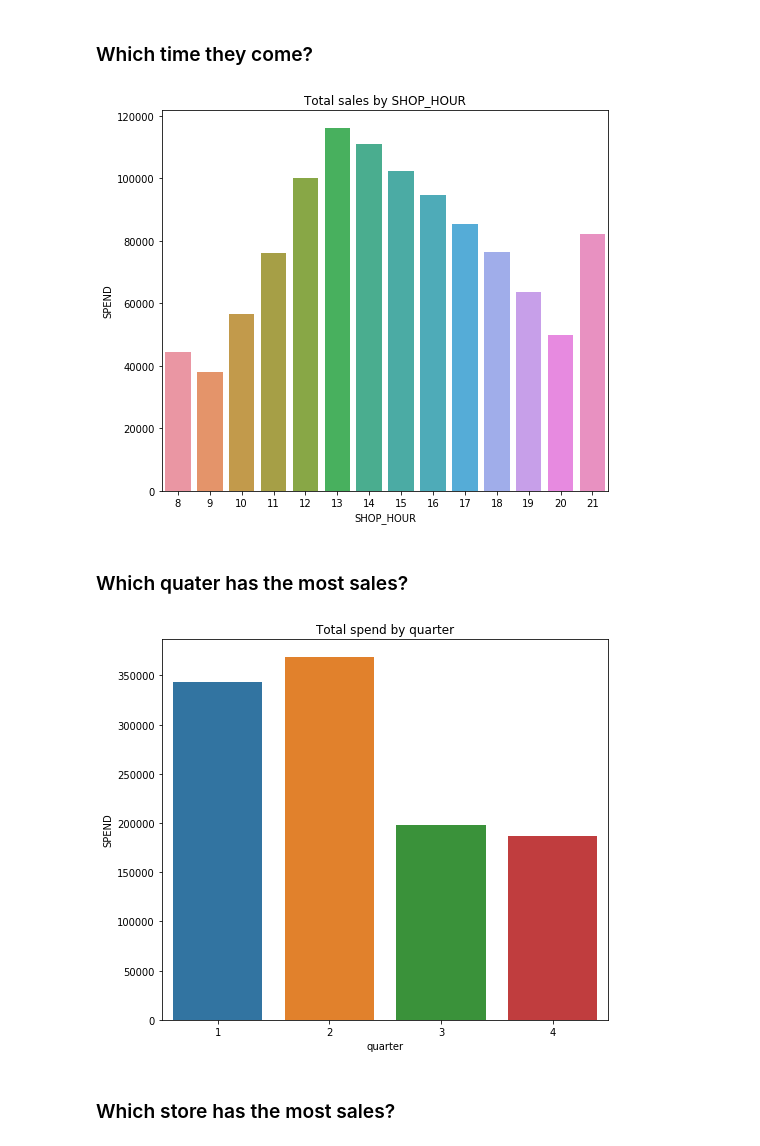
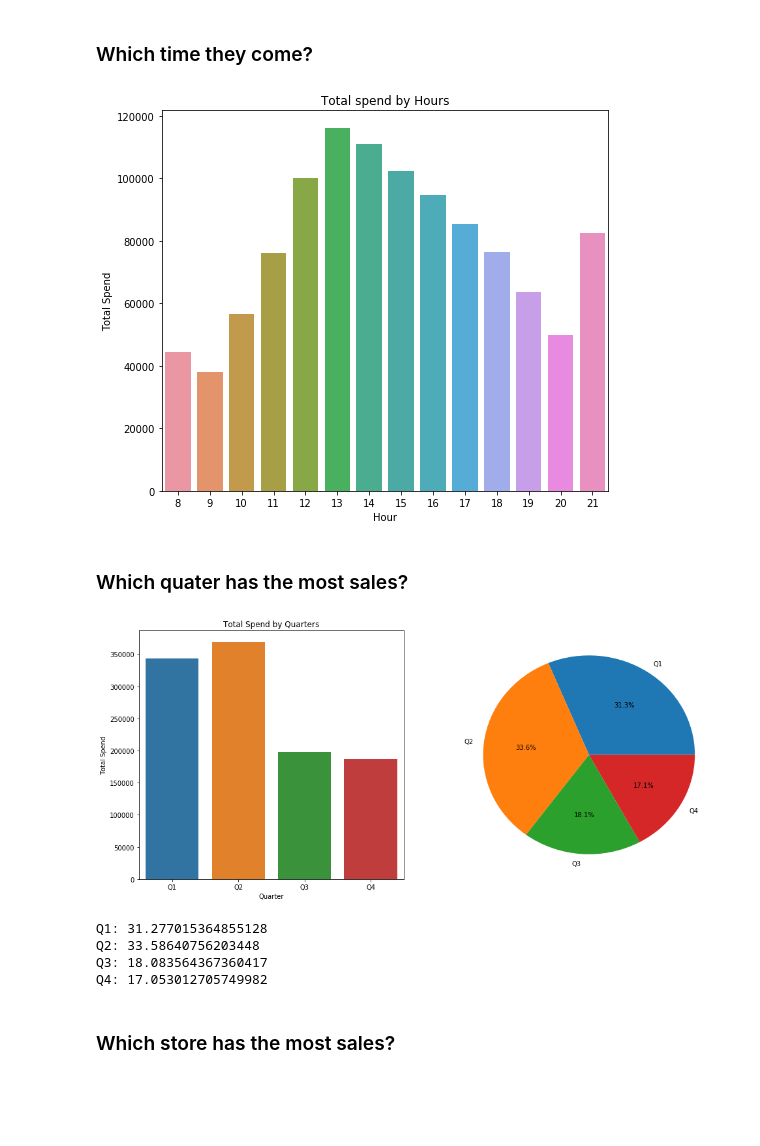
Before and after one commit to joei1994/ML-Projects, a Jupyter notebook: mini-projects/data-cafe-supermarket/customer_segmentation.ipynb, the cells around one changed output. Cells and saved outputs as stored; diff of their text form; code cells hidden in the pictures; blank space fills up the shorter version.

```diff
--- a/mini-projects/data-cafe-supermarket/customer_segmentation.ipynb
+++ b/mini-projects/data-cafe-supermarket/customer_segmentation.ipynb
@@ -120,22 +163,43 @@ total_spend_by_shop_hour = first_tier_customers.groupby('SHOP_HOUR', as_index=Fa
 
 plt.figure(figsize=(8,7))
 sns.barplot(data=total_spend_by_shop_hour, x='SHOP_HOUR', y='SPEND')
-plt.title("Total sales by SHOP_HOUR")
+plt.title("Total spend by Hours")
+plt.ylabel('Total Spend')
+plt.xlabel('Hour')
 plt.show()
 # %% [output]
-[figure, old version]
+[figure, new version]
 # %% [markdown]
 ### Which quater has the most sales?
 # %%
 first_tier_customers['quarter'] = first_tier_customers['SHOP_DATE'].apply(lambda x: x.quarter)
 total_spend_by_quarter = first_tier_customers.groupby('quarter', as_index=False)['SPEND'].sum()
+total_spend_by_quarter['quarter'] = total_spend_by_quarter['quarter'].apply(lambda x: 'Q' + str(x))
 
-plt.figure(figsize=(8,7))
+plt.figure(figsize=(16,7))
+plt.subplot(121)
 sns.barplot(data=total_spend_by_quarter, x='quarter', y='SPEND')
-plt.title("Total spend by quarter")
+plt.title("Total Spend by Quarters")
+plt.ylabel('Total Spend')
+plt.xlabel('Quarter')
+plt.subplot(122)
+plt.pie(total_spend_by_quarter['SPEND'], labels=total_spend_by_quarter['quarter'], autopct='%1.1f%%')
 plt.show()
 # %% [output]
-[figure, old version]
+[figure, new version]
+# %%
+total = total_spend_by_quarter['SPEND'].sum()
+def percentage(x, total):
+    return (x / total) * 100
+print(f"Q1: {percentage(total_spend_by_quarter.iloc[0]['SPEND'], total)}")
+print(f"Q2: {percentage(total_spend_by_quarter.iloc[1]['SPEND'], total)}")
+print(f"Q3: {percentage(total_spend_by_quarter.iloc[2]['SPEND'], total)}")
+print(f"Q4: {percentage(total_spend_by_quarter.iloc[3]['SPEND'], total)}")
+# %% [output]
+Q1: 31.277015364855128
+Q2: 33.58640756203448
+Q3: 18.083564367360417
+Q4: 17.053012705749982
 # %% [markdown]
 ### Which store has the most sales?
 # %%
```
Also changed, not shown: parts of 33 cells of this notebook.
